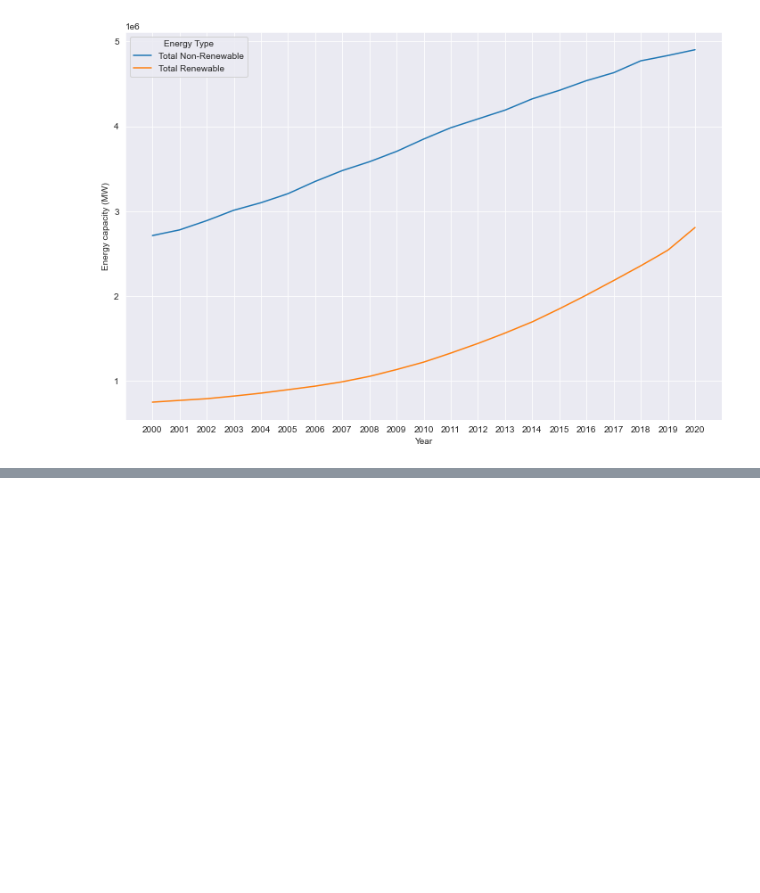
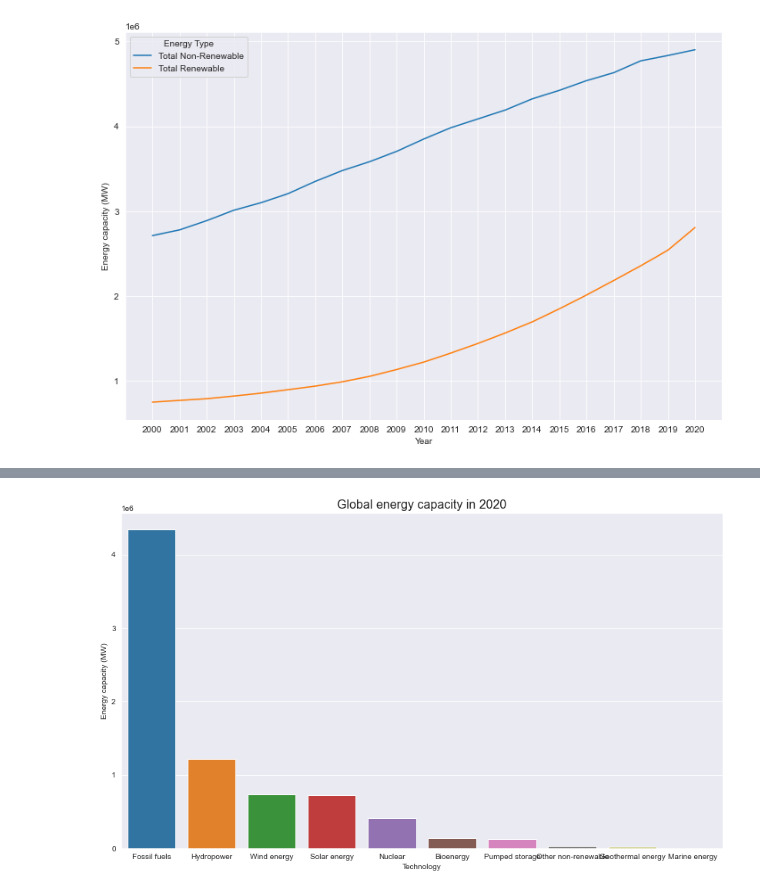
Before and after one commit to tomhtlnd/energy-transition-in-data, a Jupyter notebook: energy transition.ipynb, the cells around one changed output, grey strips where cells are left out. Cells and saved outputs as stored; diff of their text form; code cells hidden in the pictures; blank space fills up the shorter version.

```diff
--- a/energy transition.ipynb
+++ b/energy transition.ipynb
@@ -87,0 +90,14 @@ sns.lineplot(data=world_tech_cap, x='Year', y='Energy capacity (MW)', hue='Techn
+# %%
+# checking for missing data
+missing_percentages = df_world_cap.isna().mean() * 100
+#print(missing_percentages)
+
+# taking the most recent data as no values are missing
+world_tech_cap20 = world_tech_cap[world_tech_cap['Year'] == '2020']
+# %%
+plt.figure(figsize=(14, 8))
+sns.barplot(data=world_tech_cap20, x='Technology', y='Energy capacity (MW)', order=world_tech_cap20.sort_values('Energy capacity (MW)', ascending=False)['Technology'])
+plt.title('Global energy capacity in 2020', fontsize=16)
+plt.show()
+# %% [output]
+[figure, added]
```
Also changed, not shown: parts of 4 cells of this notebook, 5 other files.
